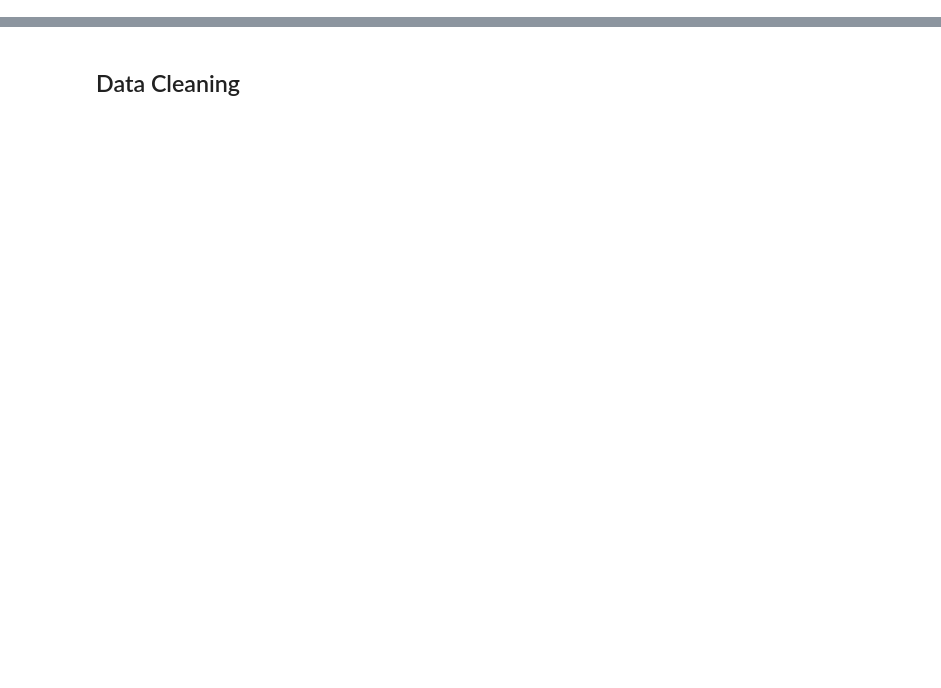
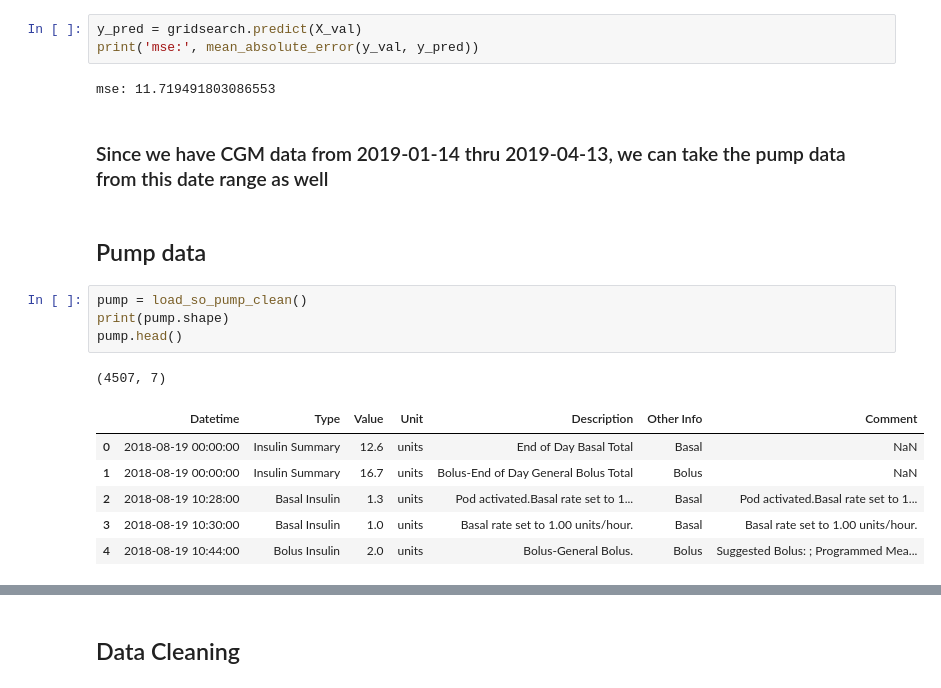
Before and after one commit to diabetes-manager/data-science, a Jupyter notebook: XGB.ipynb, the cells around one changed output, grey strips where cells are left out. Saved outputs shown, nothing was run; the diff lists cells and outputs as text; blank space fills up the shorter version.

```diff
--- a/XGB.ipynb
+++ b/XGB.ipynb
@@ -31,0 +244,21 @@ df.head()
+# %%
+y_pred = gridsearch.predict(X_val)
+print('mse:', mean_absolute_error(y_val, y_pred))
+# %% [output]
+mse: 11.719491803086553
+# %% [markdown]
+### Since we have CGM data from 2019-01-14 thru 2019-04-13, we can take the pump data from this date range as well
+# %% [markdown]
+## Pump data
+# %%
+pump = load_so_pump_clean()
+print(pump.shape)
+pump.head()
+# %% [output]
+(4507, 7)
+|  | Datetime | Type | Value | Unit | Description | Other Info | Comment |
+| 0 | 2018-08-19 00:00:00 | Insulin Summary | 12.6 | units | End of Day Basal Total | Basal | NaN |
+| 1 | 2018-08-19 00:00:00 | Insulin Summary | 16.7 | units | Bolus-End of Day General Bolus Total | Bolus | NaN |
+| 2 | 2018-08-19 10:28:00 | Basal Insulin | 1.3 | units | Pod activated.Basal rate set to 1... | Basal | Pod activated.Basal rate set to 1... |
+| 3 | 2018-08-19 10:30:00 | Basal Insulin | 1.0 | units | Basal rate set to 1.00 units/hour. | Basal | Basal rate set to 1.00 units/hour. |
+| 4 | 2018-08-19 10:44:00 | Bolus Insulin | 2.0 | units | Bolus-General Bolus. | Bolus | Suggested Bolus: ; Programmed Mea... |
```
Also changed, not shown: parts of 41 cells of this notebook.
